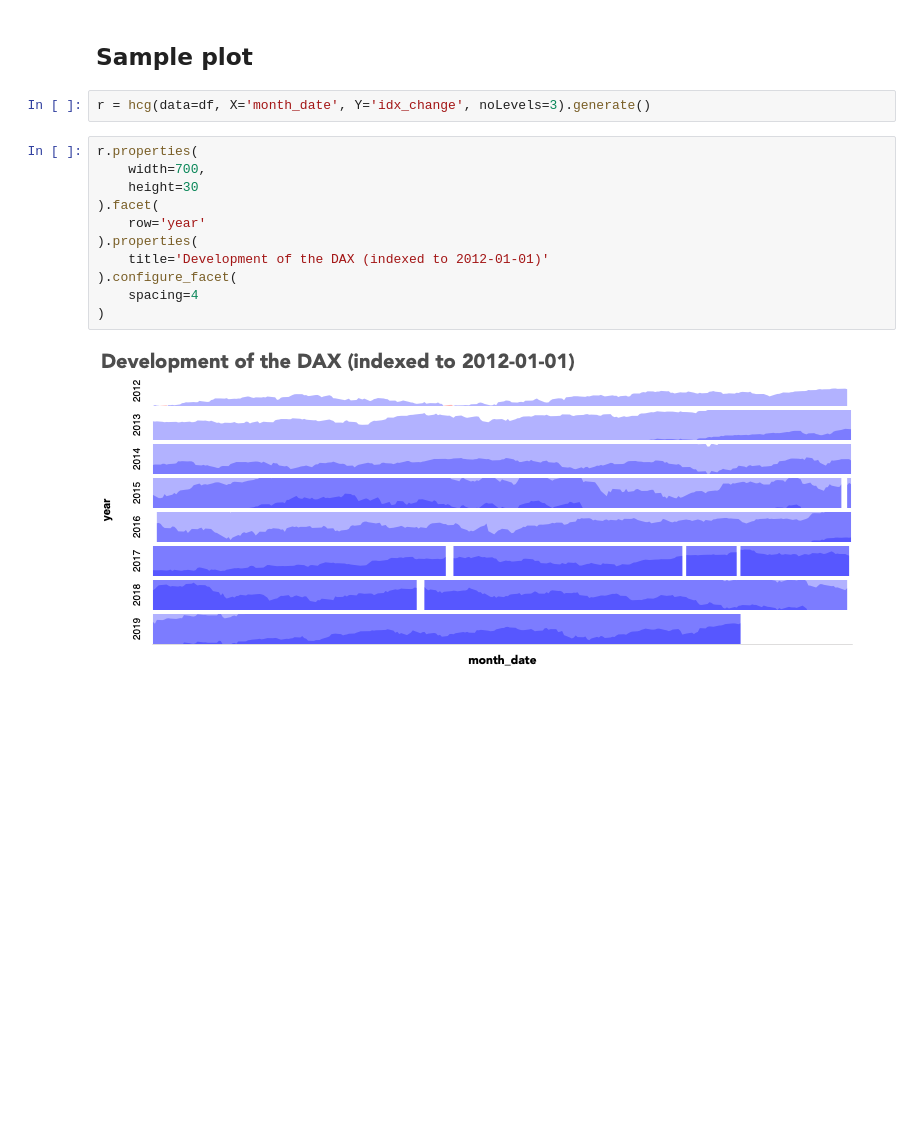
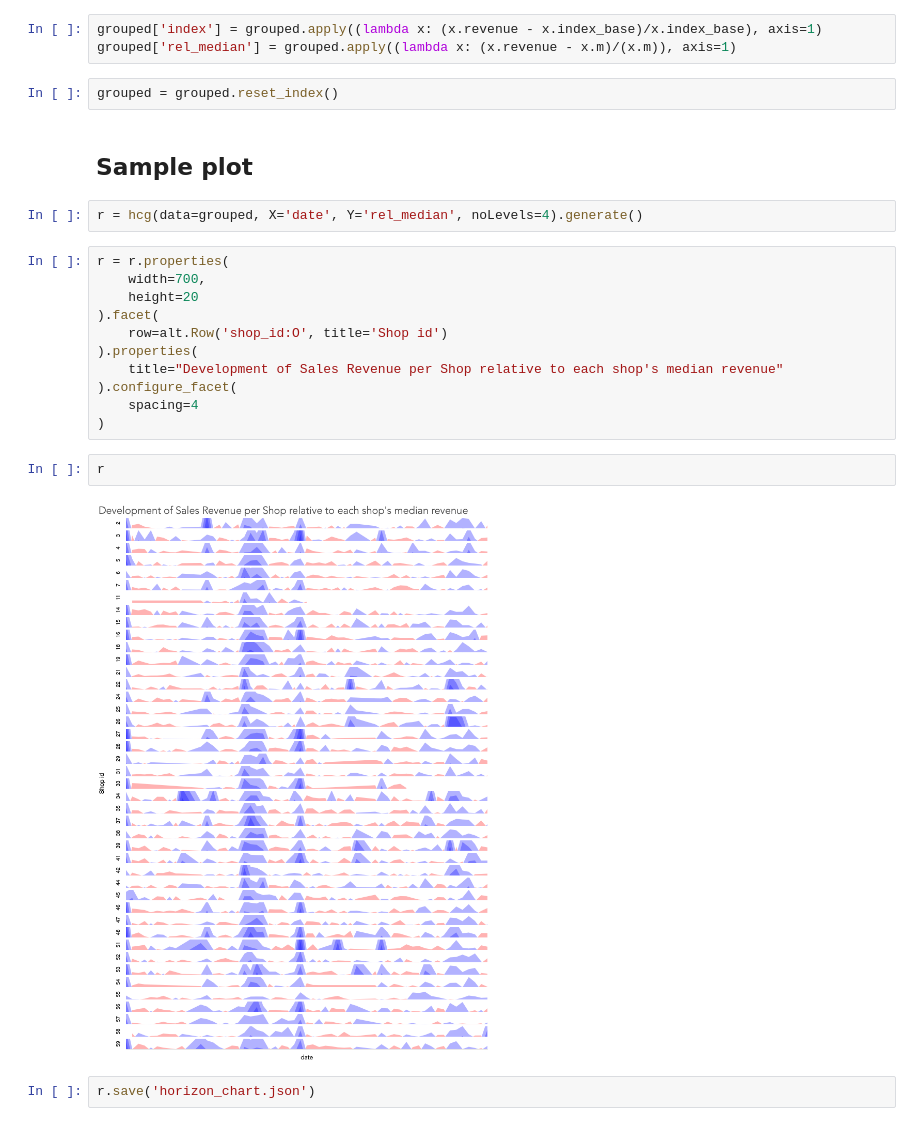
Before and after one commit to maxthemillion/altairHorizon, a Jupyter notebook: horizonChart.ipynb, the cells around one changed output. Saved outputs shown, nothing was run; the diff lists cells and outputs as text; blank space fills up the shorter version.

```diff
--- a/horizonChart.ipynb
+++ b/horizonChart.ipynb
@@ -46,17 +36,26 @@ df.head()
+# %%
+grouped['index'] = grouped.apply((lambda x: (x.revenue - x.index_base)/x.index_base), axis=1)
+grouped['rel_median'] = grouped.apply((lambda x: (x.revenue - x.m)/(x.m)), axis=1)
+# %%
+grouped = grouped.reset_index()
 # %% [markdown]
 ## Sample plot
 # %%
-r = hcg(data=df, X='month_date', Y='idx_change', noLevels=3).generate()
+r = hcg(data=grouped, X='date', Y='rel_median', noLevels=4).generate()
 # %%
-r.properties(
+r = r.properties(
     width=700,
-    height=30
+    height=20
 ).facet(
-    row='year'
+    row=alt.Row('shop_id:O', title='Shop id')
 ).properties(
-    title='Development of the DAX (indexed to 2012-01-01)'
+    title="Development of Sales Revenue per Shop relative to each shop's median revenue"
 ).configure_facet(
     spacing=4
 )
-# %% [output]
-[figure, removed]
+# %%
+r
+# %% [output]
+[figure, added]
+# %%
+r.save('horizon_chart.json')
```
Also changed, not shown: parts of 6 cells of this notebook, 3 other files.
